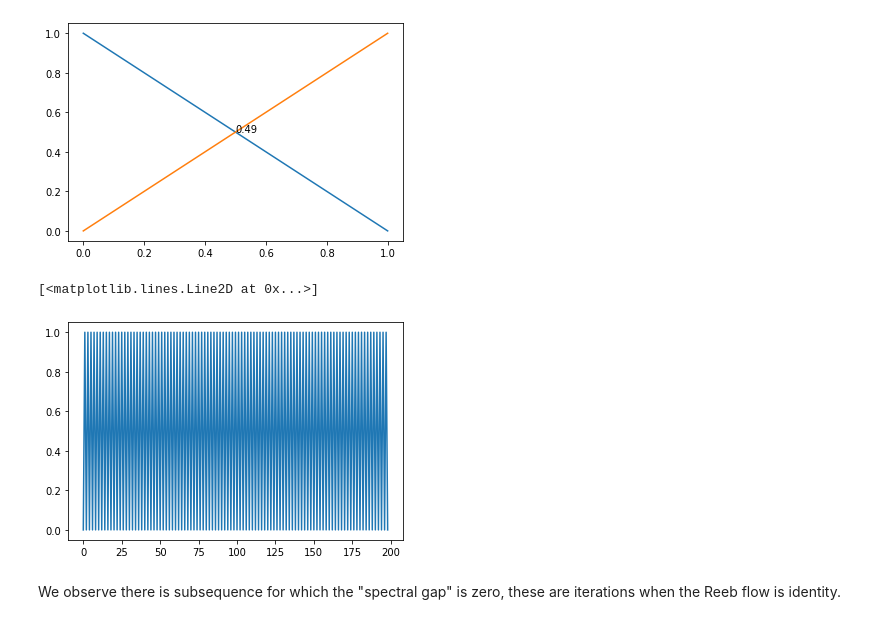
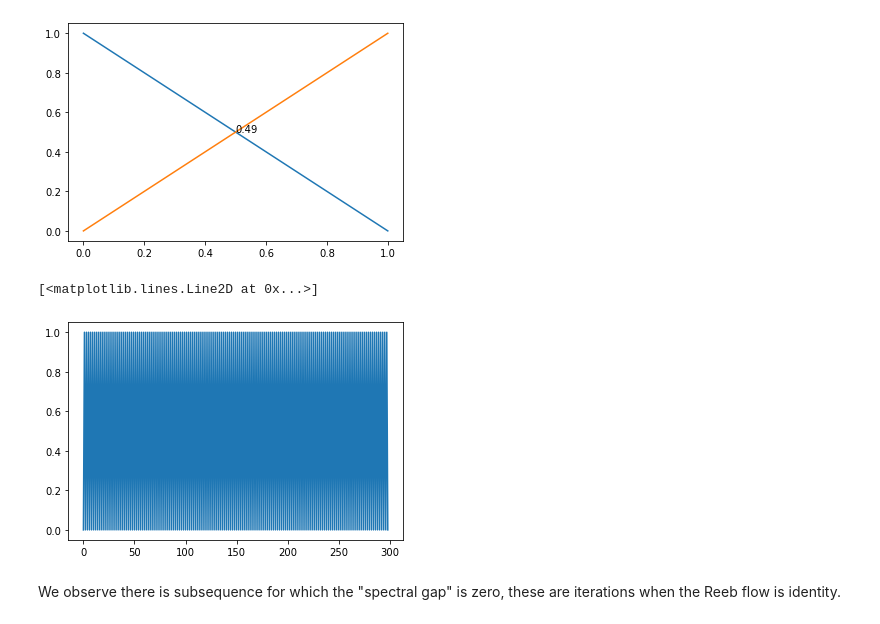
Before and after one commit to mitabanik/S-1-equivariant-symplectic-capacites-for-toric-domains, a Jupyter notebook: Examples.ipynb, the cells around one changed output. Drawn from its saved outputs; the diff is of its cells as text; code cells hidden in the pictures.

```diff
--- a/Examples.ipynb
+++ b/Examples.ipynb
@@ -7,3 +7,4 @@ from GH_capacities_convex import GH_capacities_conv
 # %%
 x=np.arange(0,1,0.0001)
-len(x)
+len(x) # taking 10000 points on interval [0,1]
+n_iter=300
@@ -22,13 +23,13 @@ plt.show()
 [figure]
 # %%
 # computing Gutt-Hutchings capacities for ellipsoid
-ghc=GH_capacities_conv(200,x,f_ell)
+ghc=GH_capacities_convex(n_iter,x,f_ell)
 # computing "spectral gap" consecutive gaps
 diff=[ghc[i]-ghc[i-1] for i in range(1,len(ghc))]
 plt.plot(range(len(diff)),diff)
 # %% [output]
 [<matplotlib.lines.Line2D at 0x...>]
-[figure, old version]
+[figure, new version]
 # %% [markdown]
 We observe there is subsequence for which the "spectral gap" is zero, these are iterations when the Reeb flow is identity.
 # %%
```
Also changed, not shown: parts of 17 cells of this notebook, 4 other files.
